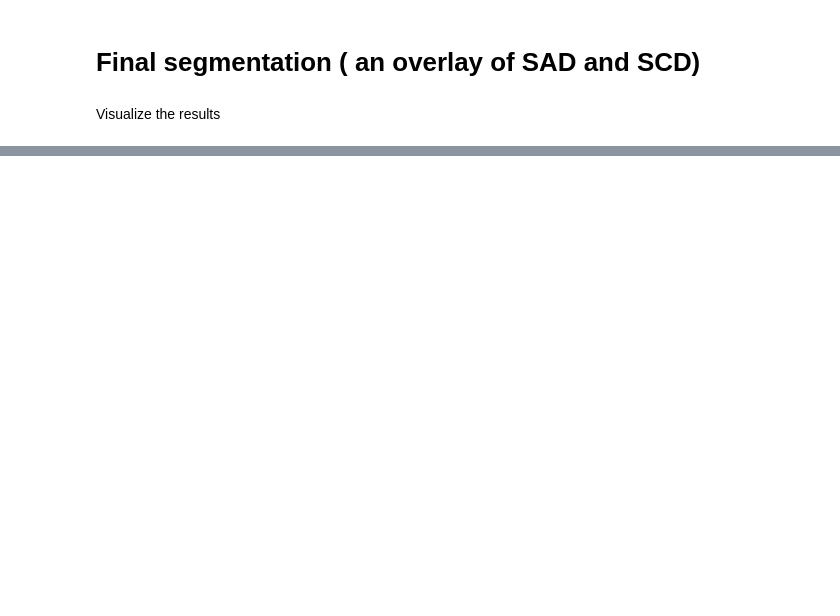
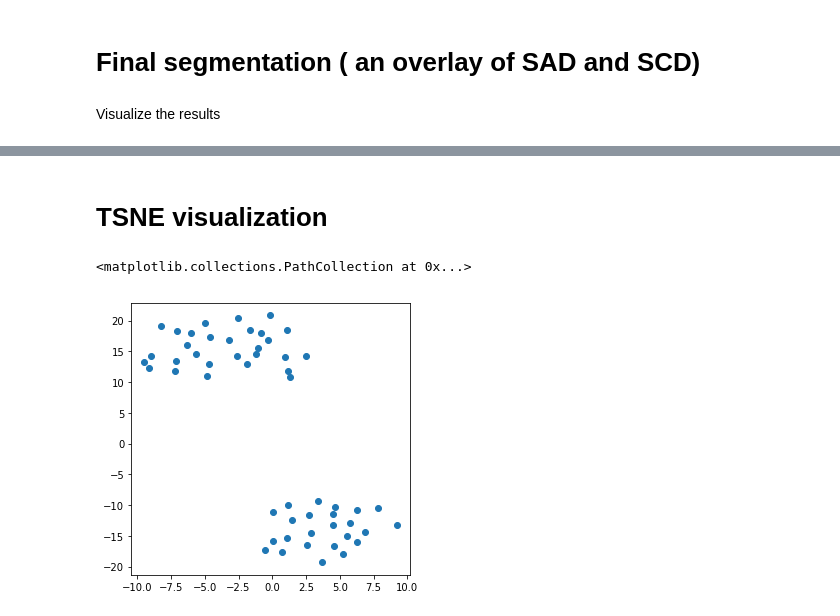
Before and after one commit to AntonBiryukovUofC/diurisation-pet-proj, a Jupyter notebook: notebooks/diarization_tests.ipynb, the cells around one changed output, grey strips where cells are left out. Saved outputs shown, nothing was run; the diff lists cells and outputs as text; code cells hidden in the pictures; blank space fills up the shorter version.

```diff
--- a/notebooks/diarization_tests.ipynb
+++ b/notebooks/diarization_tests.ipynb
@@ -103,0 +124,45 @@ ax[5].text(notebook.crop.start + 0.5, 0.1, 'speech turns', fontsize=14)
+# %%
+# initialize sequence embedding model
+from pyannote.audio.embedding.extraction import SequenceEmbedding
+emb = SequenceEmbedding(model=EMB_MODEL, duration=1., step=0.5)
+
+# obtain raw embeddings (as `pyannote.core.SlidingWindowFeature` instance)
+# embeddings are extracted every 500ms on 1s-long windows
+embeddings = emb(test_file)
+# %%
+# for the purpose of this tutorial, we only work of long (> 2s) speech turns
+from pyannote.core import Timeline
+long_turns = Timeline(segments=[s for s in speech_turns if s.duration > 2.])
+# %%
+X, Y = [], []
+for segment in long_turns:
+    # "strict" only keeps embedding strictly included in segment
+    x = embeddings.crop(segment, mode='strict')
+    # average speech turn embedding
+    X.append(np.mean(x, axis=0))
+
+    # keep track of speaker label (for later scatter plot)
+    y = 0
+    Y.append(y)
+
+X = np.vstack(X)
+_, y_true = np.unique(Y, return_inverse=True)
+# %% [markdown]
+# TSNE visualization
+# %%
+# apply tSNE on embeddings
+from sklearn.manifold import TSNE
+from sklearn.decomposition import PCA
+tsne = TSNE(n_components=2, metric="cosine",n_iter=6050,perplexity=10,learning_rate=50)
+pc = PCA()
+X_2d = tsne.fit_transform(X)
+X_pc = pc.fit_transform(X)
+
+# plot
+fig, ax = plt.subplots()
+fig.set_figheight(5)
+fig.set_figwidth(5)
+plt.scatter(*X_2d.T)
+# %% [output]
+<matplotlib.collections.PathCollection at 0x...>
+[figure, added]
```
Also changed, not shown: parts of 12 cells of this notebook, 28 other files.
